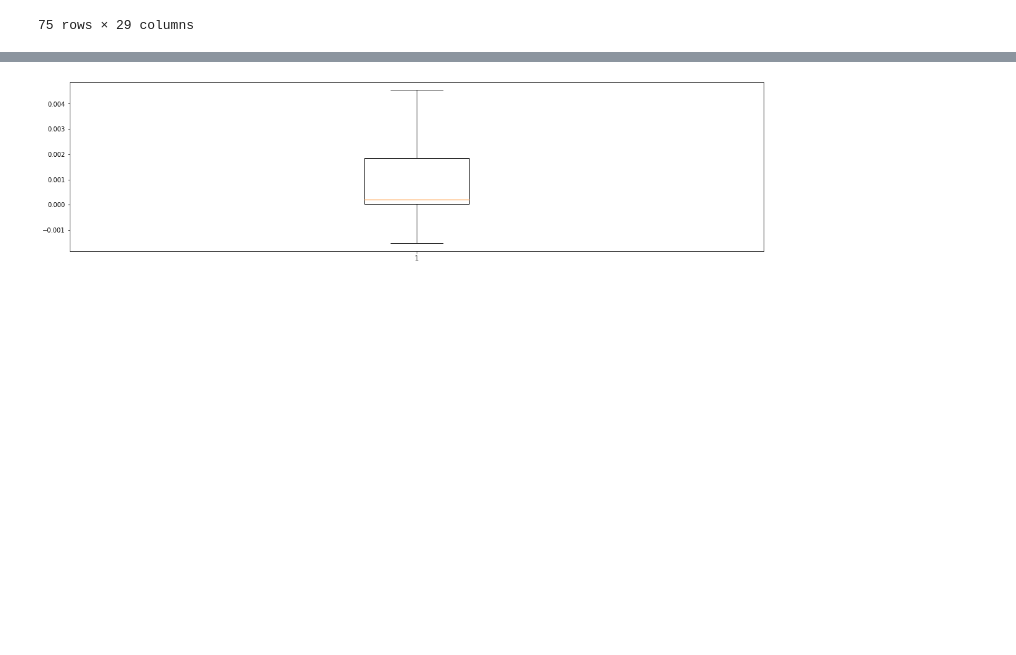
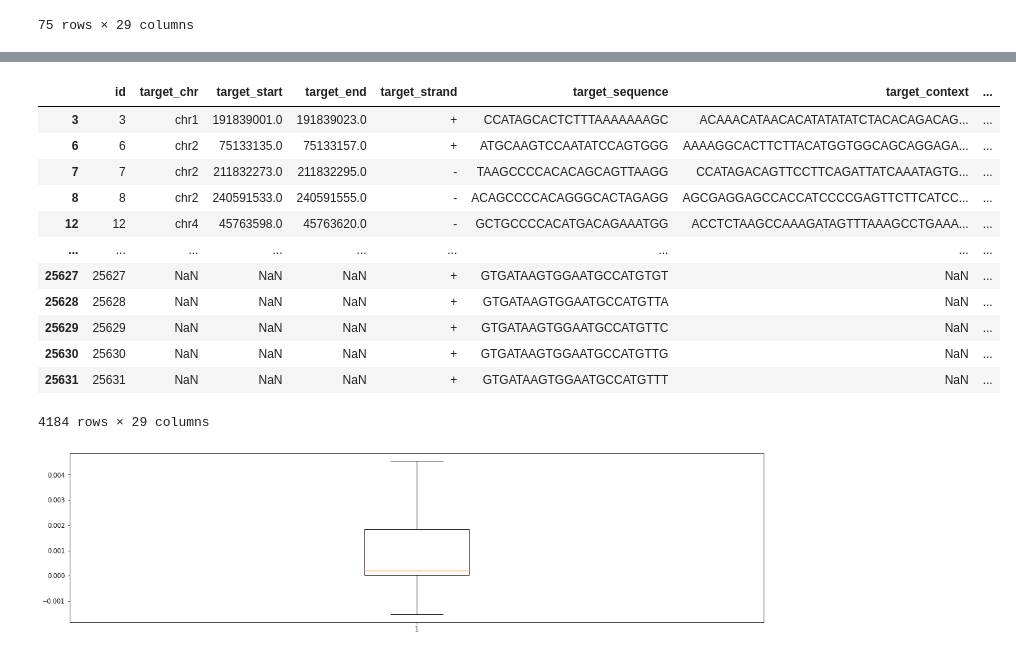
Before and after one commit to meganhfowler/CRISPR-Project, a Jupyter notebook: notebooks/Data Viz.ipynb, the cells around one changed output, grey strips where cells are left out. Saved outputs shown, nothing was run; the diff lists cells and outputs as text; code cells hidden in the pictures; blank space fills up the shorter version.

```diff
--- a/notebooks/Data Viz.ipynb
+++ b/notebooks/Data Viz.ipynb
@@ -113,3 +130,19 @@ raw_data[raw_data['grna_target_sequence'].str.len() != raw_data['target_sequence
+# %%
+raw_data[raw_data["cleavage_freq"] < 1e-05]
+# %% [output]
+|  | id | target_chr | target_start | target_end | target_strand | target_sequence | target_context | ... |
+| 3 | 3 | chr1 | 191839001.0 | 191839023.0 | + | CCATAGCACTCTTTAAAAAAAGC | ACAAACATAACACATATATATCTACACAGACAG... | ... |
+| 6 | 6 | chr2 | 75133135.0 | 75133157.0 | + | ATGCAAGTCCAATATCCAGTGGG | AAAAGGCACTTCTTACATGGTGGCAGCAGGAGA... | ... |
+| 7 | 7 | chr2 | 211832273.0 | 211832295.0 | - | TAAGCCCCACACAGCAGTTAAGG | CCATAGACAGTTCCTTCAGATTATCAAATAGTG... | ... |
+| 8 | 8 | chr2 | 240591533.0 | 240591555.0 | - | ACAGCCCCACAGGGCACTAGAGG | AGCGAGGAGCCACCATCCCCGAGTTCTTCATCC... | ... |
+| 12 | 12 | chr4 | 45763598.0 | 45763620.0 | - | GCTGCCCCACATGACAGAAATGG | ACCTCTAAGCCAAAGATAGTTTAAAGCCTGAAA... | ... |
+| ... | ... | ... | ... | ... | ... | ... | ... | ... |
+| 25627 | 25627 | NaN | NaN | NaN | + | GTGATAAGTGGAATGCCATGTGT | NaN | ... |
+| 25628 | 25628 | NaN | NaN | NaN | + | GTGATAAGTGGAATGCCATGTTA | NaN | ... |
+| 25629 | 25629 | NaN | NaN | NaN | + | GTGATAAGTGGAATGCCATGTTC | NaN | ... |
+| 25630 | 25630 | NaN | NaN | NaN | + | GTGATAAGTGGAATGCCATGTTG | NaN | ... |
+| 25631 | 25631 | NaN | NaN | NaN | + | GTGATAAGTGGAATGCCATGTTT | NaN | ... |
+4184 rows × 29 columns
 # %%
 activity = raw_data.cleavage_freq.dropna()
 fig = plt.figure(figsize = (20, 5))
```
Also changed, not shown: parts of 5 cells of this notebook, 5 other files.
